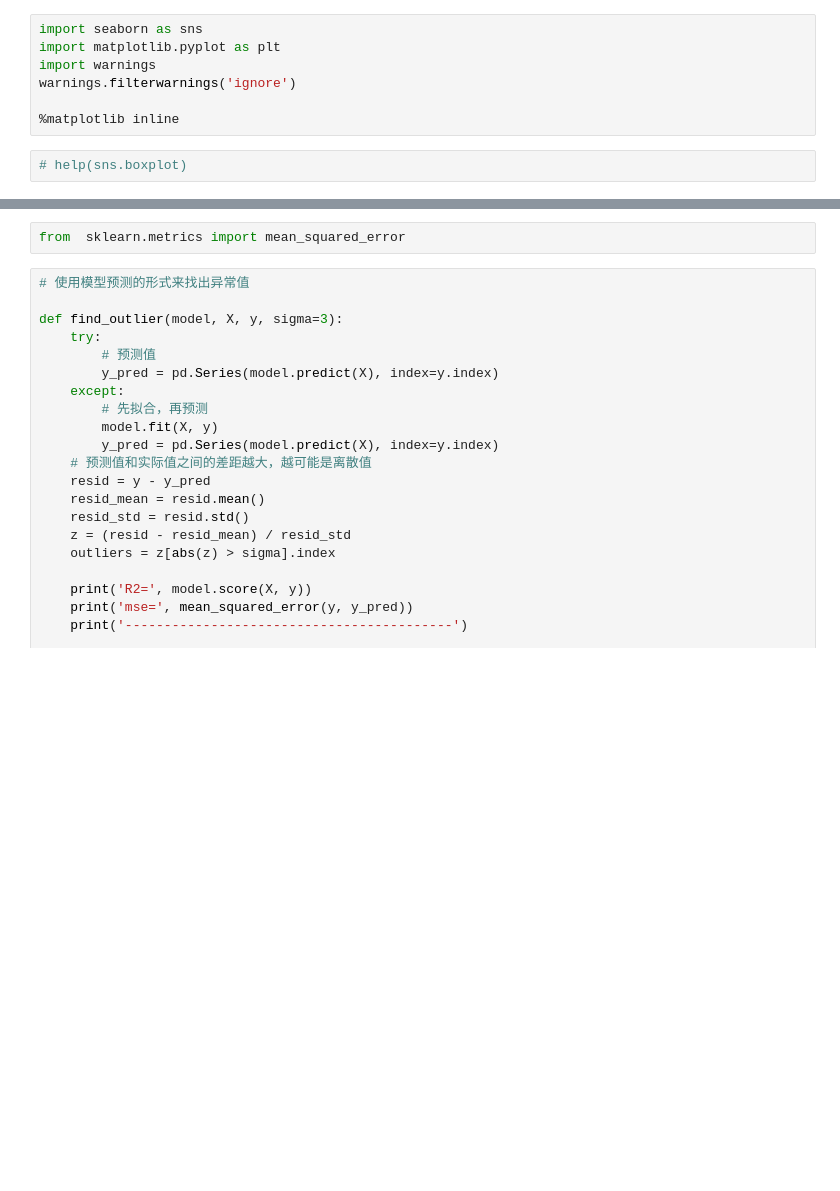
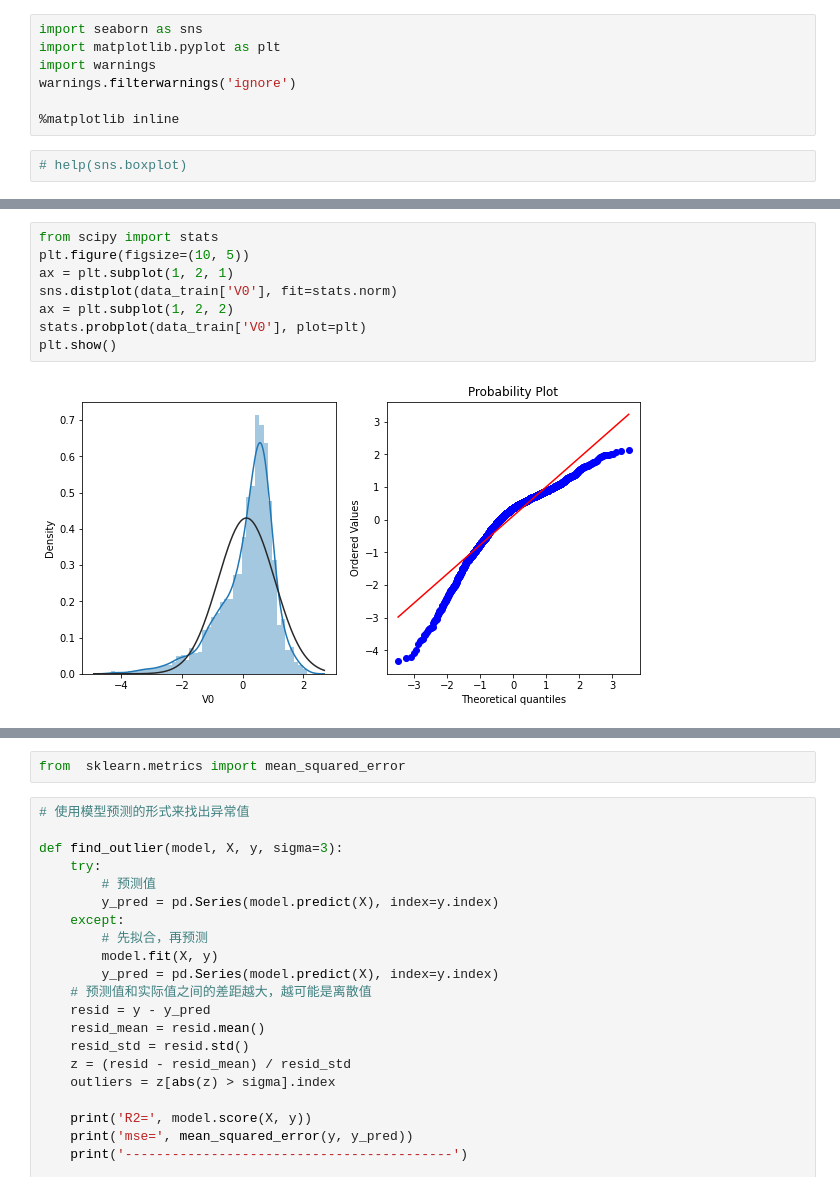
Before and after one commit to SCUISQianFeng/tianchi-ml-base, a Jupyter notebook: TianChi/baseLine/zhengqi/explore.ipynb, the cells around one changed output, grey strips where cells are left out. Cells and saved outputs as stored; diff of their text form; blank space fills up the shorter version.

```diff
--- a/TianChi/baseLine/zhengqi/explore.ipynb
+++ b/TianChi/baseLine/zhengqi/explore.ipynb
@@ -153,0 +154,10 @@ NameError: name 'data_train' is not defined
+# %%
+from scipy import stats
+plt.figure(figsize=(10, 5))
+ax = plt.subplot(1, 2, 1)
+sns.distplot(data_train['V0'], fit=stats.norm)
+ax = plt.subplot(1, 2, 2)
+stats.probplot(data_train['V0'], plot=plt)
+plt.show()
+# %% [output]
+[figure, added]
```
Also changed, not shown: parts of 17 cells of this notebook, 12 other files.
